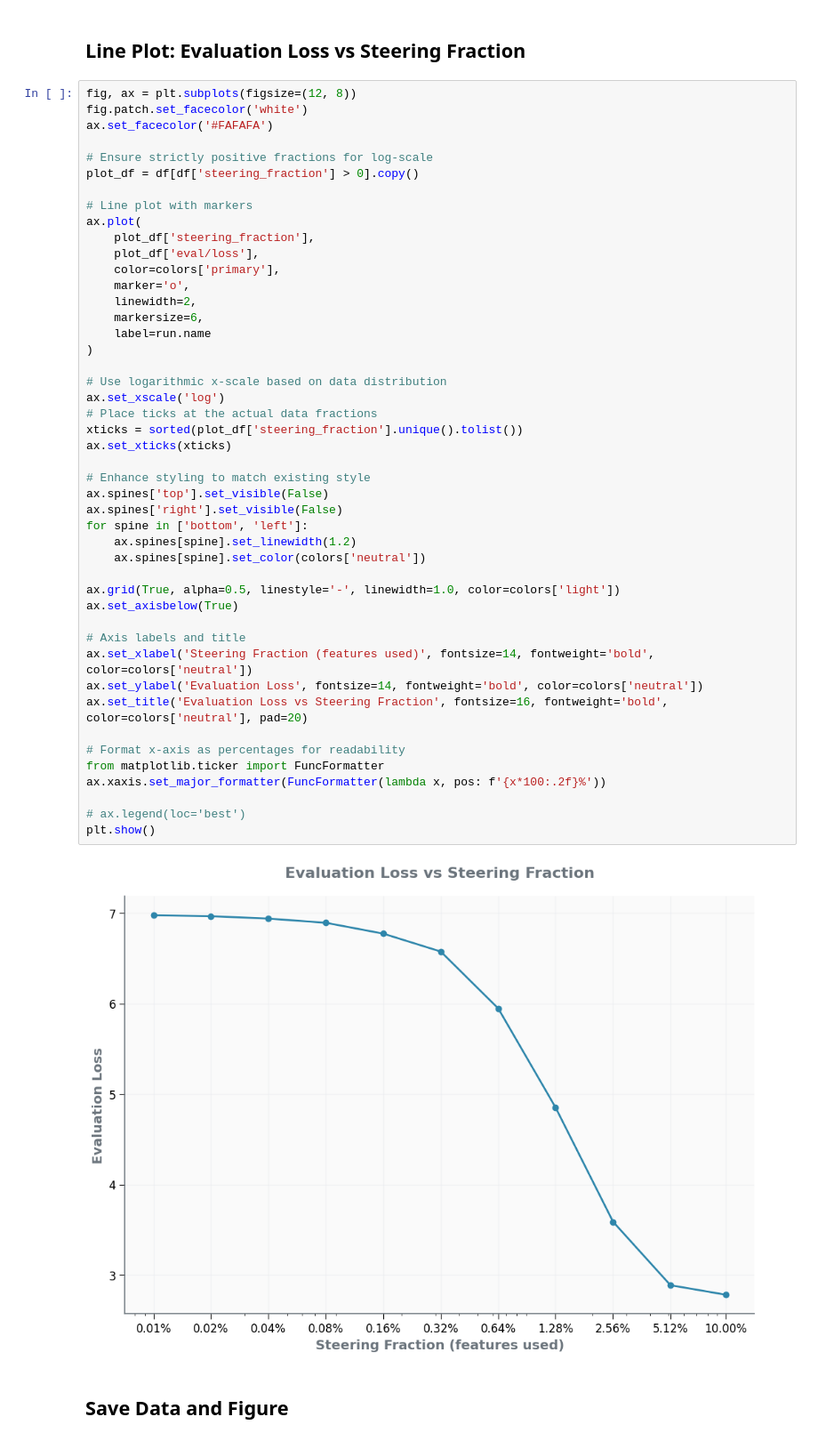
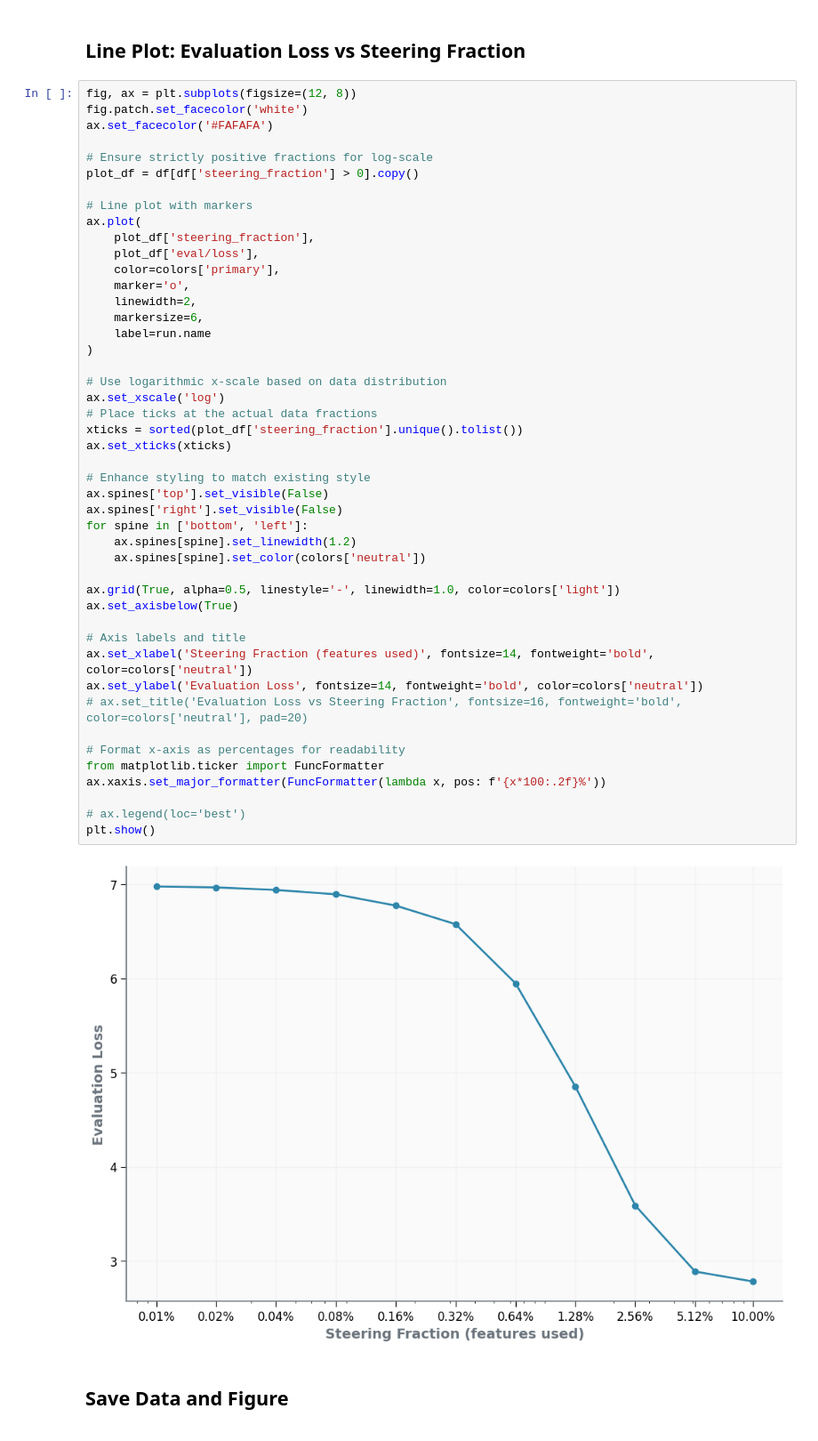
Before and after one commit to Jazhyc/feature-steering-RL, a Jupyter notebook: notebooks/steering_fraction_results_plot.ipynb, the cells around one changed output. Shown at 89% size. Cells and saved outputs as stored; diff of their text form.

```diff
--- a/notebooks/steering_fraction_results_plot.ipynb
+++ b/notebooks/steering_fraction_results_plot.ipynb
@@ -125,35 +124,35 @@ ax.plot(
     label=run.name
 )
 
 # Use logarithmic x-scale based on data distribution
 ax.set_xscale('log')
 # Place ticks at the actual data fractions
 xticks = sorted(plot_df['steering_fraction'].unique().tolist())
 ax.set_xticks(xticks)
 
 # Enhance styling to match existing style
 ax.spines['top'].set_visible(False)
 ax.spines['right'].set_visible(False)
 for spine in ['bottom', 'left']:
     ax.spines[spine].set_linewidth(1.2)
     ax.spines[spine].set_color(colors['neutral'])
 
 ax.grid(True, alpha=0.5, linestyle='-', linewidth=1.0, color=colors['light'])
 ax.set_axisbelow(True)
 
 # Axis labels and title
 ax.set_xlabel('Steering Fraction (features used)', fontsize=14, fontweight='bold', color=colors['neutral'])
 ax.set_ylabel('Evaluation Loss', fontsize=14, fontweight='bold', color=colors['neutral'])
-ax.set_title('Evaluation Loss vs Steering Fraction', fontsize=16, fontweight='bold', color=colors['neutral'], pad=20)
+# ax.set_title('Evaluation Loss vs Steering Fraction', fontsize=16, fontweight='bold', color=colors['neutral'], pad=20)
 
 # Format x-axis as percentages for readability
 from matplotlib.ticker import FuncFormatter
 ax.xaxis.set_major_formatter(FuncFormatter(lambda x, pos: f'{x*100:.2f}%'))
 
 # ax.legend(loc='best')
 plt.show()
 # %% [output]
-[figure, old version]
+[figure, new version]
 # %% [markdown]
 ## Save Data and Figure
 # %%
```
Also changed, not shown: parts of 1 cell of this notebook, 4 other files.
